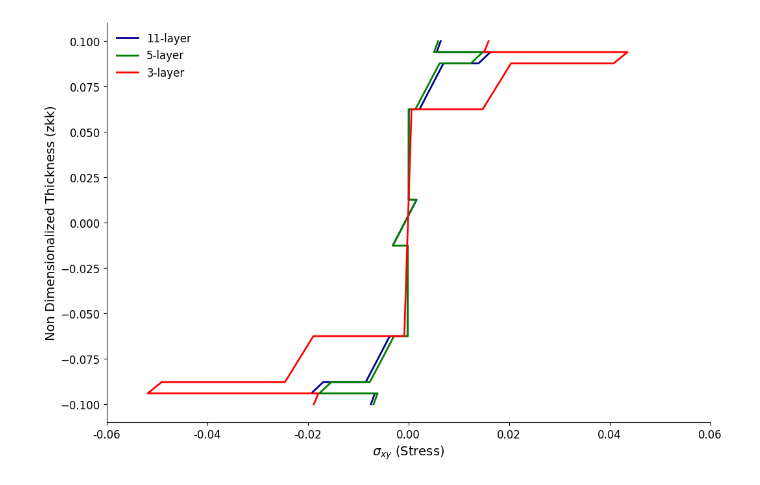
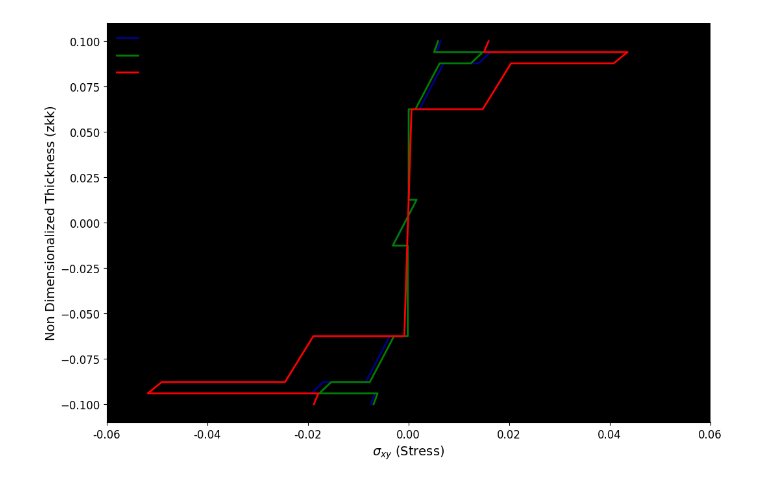
Before and after one commit to YashDagade/Random, a Jupyter notebook: graphs.ipynb, the cells around one changed output. Drawn from its saved outputs; the diff is of its cells as text; code cells hidden in the pictures.

```diff
--- a/graphs.ipynb
+++ b/graphs.ipynb
@@ -28,32 +28,32 @@ three_layer_data = parse_section(lines, indices[2]+1, indices[3])
 # Plotting all layers on one graph
 plt.figure(figsize=(12, 8))
 plt.plot(eleven_layer_data['sxy'], eleven_layer_data['zkk'], label='11-layer', marker='', linestyle='-', color='darkblue', linewidth=2)
 plt.plot(five_layer_data['sxy'], five_layer_data['zkk'], label='5-layer', marker='', linestyle='-', color='green', linewidth=2)
 plt.plot(three_layer_data['sxy'], three_layer_data['zkk'], label='3-layer', marker='', linestyle='-', color='red', linewidth=2)
 
 # plt.title('Stress Distribution for Composite Materials', fontsize=16)
 plt.xlabel(r'$\sigma_{xy}$ (Stress)', fontsize=14)  # Using LaTeX for sigma symbol
 plt.ylabel('Non Dimensionalized Thickness (zkk)', fontsize=14)
 plt.legend(fontsize=12, frameon=False)  # No frame around legend
 plt.grid(False)  # No grid
-plt.gca().set_facecolor('white')  # White background
+plt.gca().set_facecolor('black')  # White background
 
 # Removing top and right spines
 plt.gca().spines['top'].set_visible(False)
 plt.gca().spines['right'].set_visible(False)
 
 # Adjust x-axis ticks interval
 plt.xticks(ticks=plt.xticks()[0], labels=[f"{tick:.2f}" for tick in plt.xticks()[0]])
 
 # Increasing all text sizes
 plt.rc('font', size=12)  # controls default text sizes
 plt.rc('axes', titlesize=16)  # fontsize of the axes title
 plt.rc('axes', labelsize=14)  # fontsize of the x and y labels
 plt.rc('xtick', labelsize=12)  # fontsize of the tick labels
 plt.rc('ytick', labelsize=12)  # fontsize of the tick labels
 plt.rc('legend', fontsize=12)  # legend fontsize
 
 # Show the plot
 plt.show()
 # %% [output]
-[figure, old version]
+[figure, new version]
```
